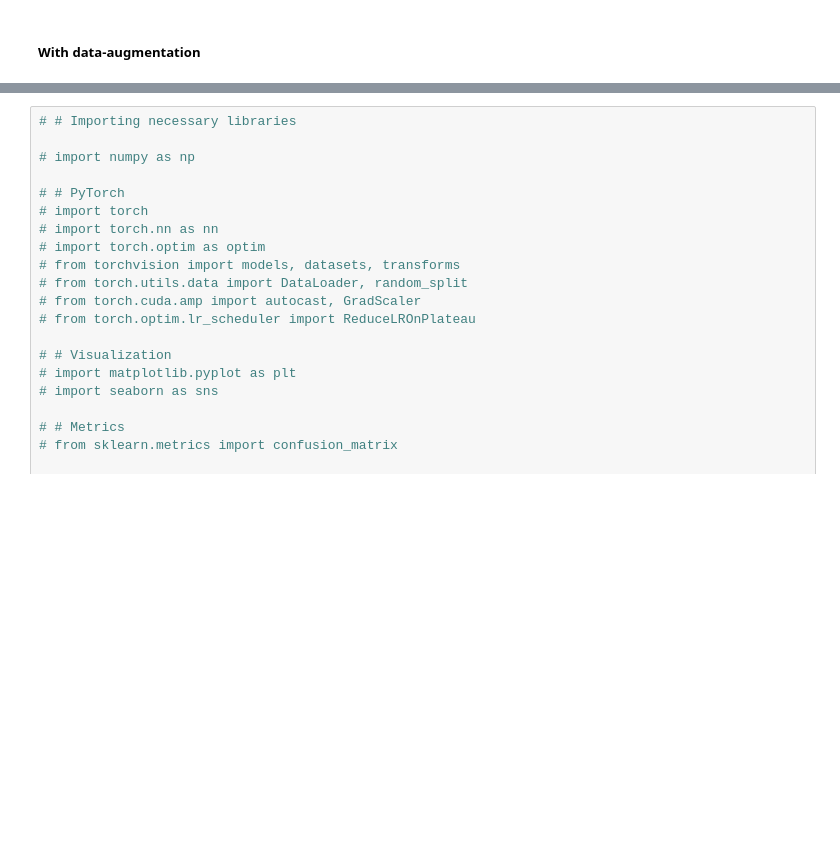
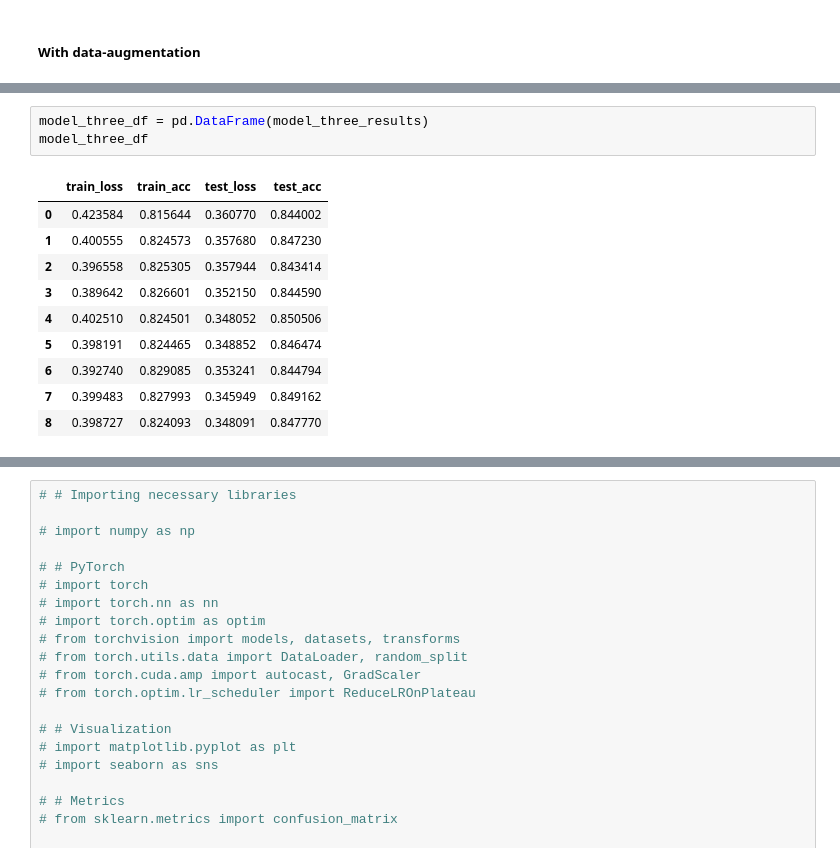
Before and after one commit to dibkb/tensorflow-udemy, a Jupyter notebook: melanoma-cancer-image-dataset.ipynb, the cells around one changed output, grey strips where cells are left out. Cells and saved outputs as stored; diff of their text form; blank space fills up the shorter version.

```diff
--- a/melanoma-cancer-image-dataset.ipynb
+++ b/melanoma-cancer-image-dataset.ipynb
@@ -579,0 +628,14 @@ plot_loss(model_two_df)
+# %%
+model_three_df = pd.DataFrame(model_three_results)
+model_three_df
+# %% [output]
+|  | train_loss | train_acc | test_loss | test_acc |
+| 0 | 0.423584 | 0.815644 | 0.360770 | 0.844002 |
+| 1 | 0.400555 | 0.824573 | 0.357680 | 0.847230 |
+| 2 | 0.396558 | 0.825305 | 0.357944 | 0.843414 |
+| 3 | 0.389642 | 0.826601 | 0.352150 | 0.844590 |
+| 4 | 0.402510 | 0.824501 | 0.348052 | 0.850506 |
+| 5 | 0.398191 | 0.824465 | 0.348852 | 0.846474 |
+| 6 | 0.392740 | 0.829085 | 0.353241 | 0.844794 |
+| 7 | 0.399483 | 0.827993 | 0.345949 | 0.849162 |
+| 8 | 0.398727 | 0.824093 | 0.348091 | 0.847770 |
```
Also changed, not shown: parts of 12 cells of this notebook.
